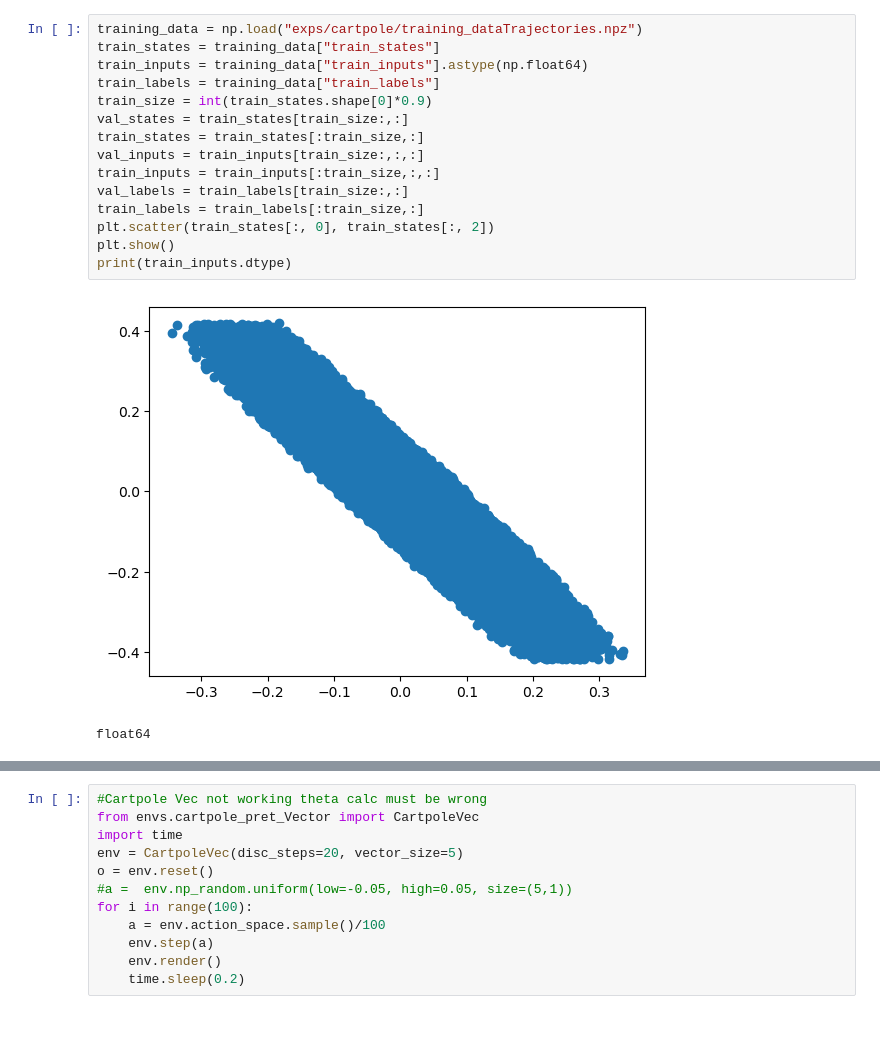
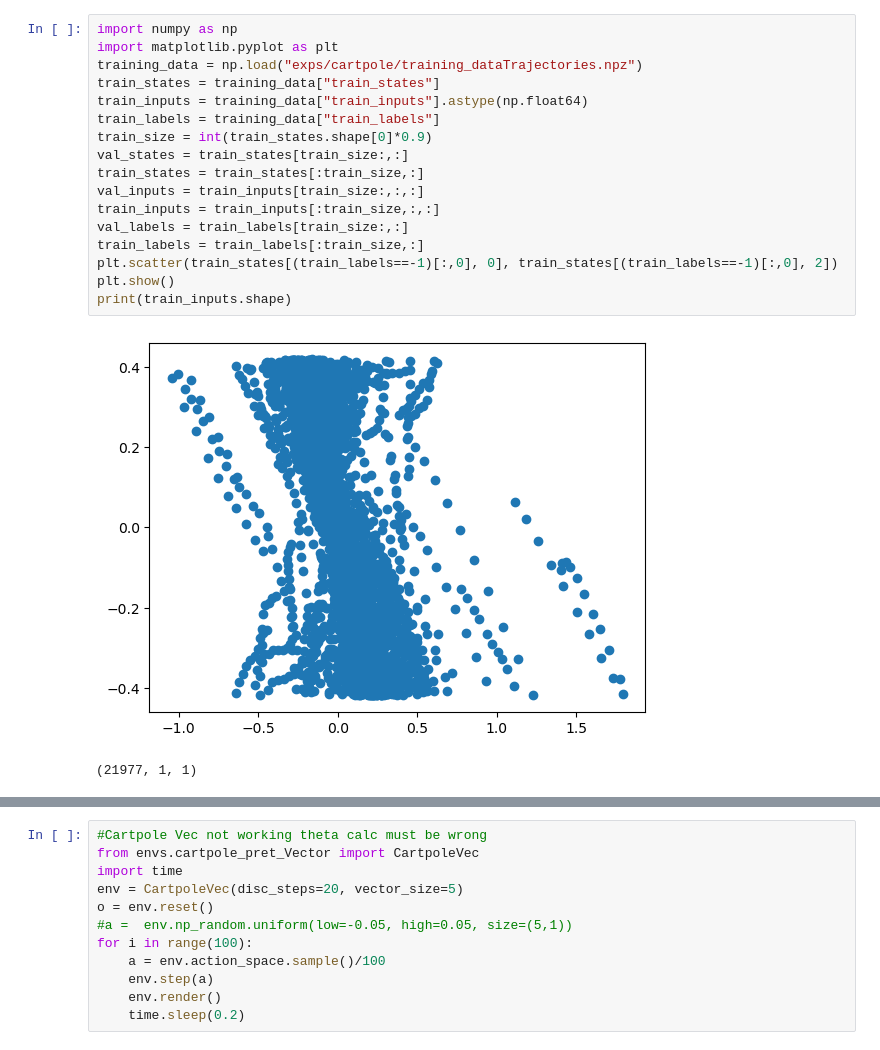
Before and after one commit to artureisele/discriminating-hyperplane, a Jupyter notebook: RL-DH/SL-DH-doneRightForCartpole.ipynb, the cells around one changed output, grey strips where cells are left out. Drawn from its saved outputs; the diff is of its cells as text.

```diff
--- a/RL-DH/SL-DH-doneRightForCartpole.ipynb
+++ b/RL-DH/SL-DH-doneRightForCartpole.ipynb
@@ -31,21 +31,23 @@ actions_whole_set= actions_whole_set.reshape(-1,1,1)
 label_whole_set = label_whole_set.reshape(-1,1)
 np.savez("exps/cartpole/training_dataTrajectories.npz", train_states = states_whole_set, train_inputs = actions_whole_set, train_labels = label_whole_set)
 # %%
+import numpy as np
+import matplotlib.pyplot as plt
 training_data = np.load("exps/cartpole/training_dataTrajectories.npz")
 train_states = training_data["train_states"]
 train_inputs = training_data["train_inputs"].astype(np.float64)
 train_labels = training_data["train_labels"]
 train_size = int(train_states.shape[0]*0.9)
 val_states = train_states[train_size:,:]
 train_states = train_states[:train_size,:]
 val_inputs = train_inputs[train_size:,:,:]
 train_inputs = train_inputs[:train_size,:,:]
 val_labels = train_labels[train_size:,:]
 train_labels = train_labels[:train_size,:]
-plt.scatter(train_states[:, 0], train_states[:, 2])
+plt.scatter(train_states[(train_labels==-1)[:,0], 0], train_states[(train_labels==-1)[:,0], 2])
 plt.show()
-print(train_inputs.dtype)
+print(train_inputs.shape)
 # %% [output]
-[figure, old version]
+[figure, new version]
-float64
+(21977, 1, 1)
 # %%
```
Also changed, not shown: parts of 4 cells of this notebook, 3 other files.
